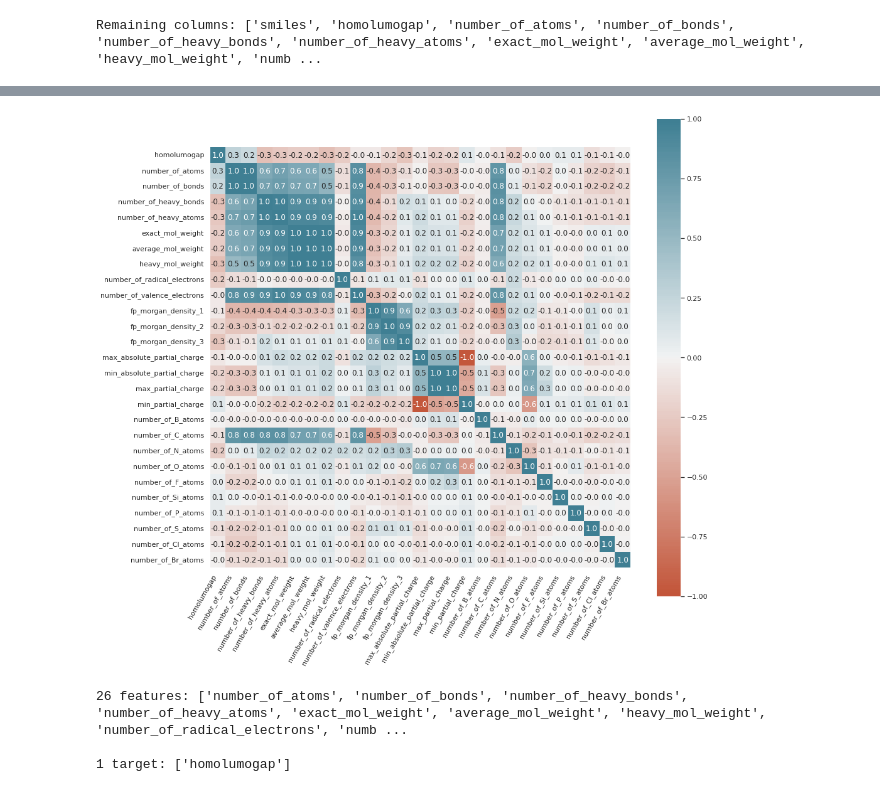
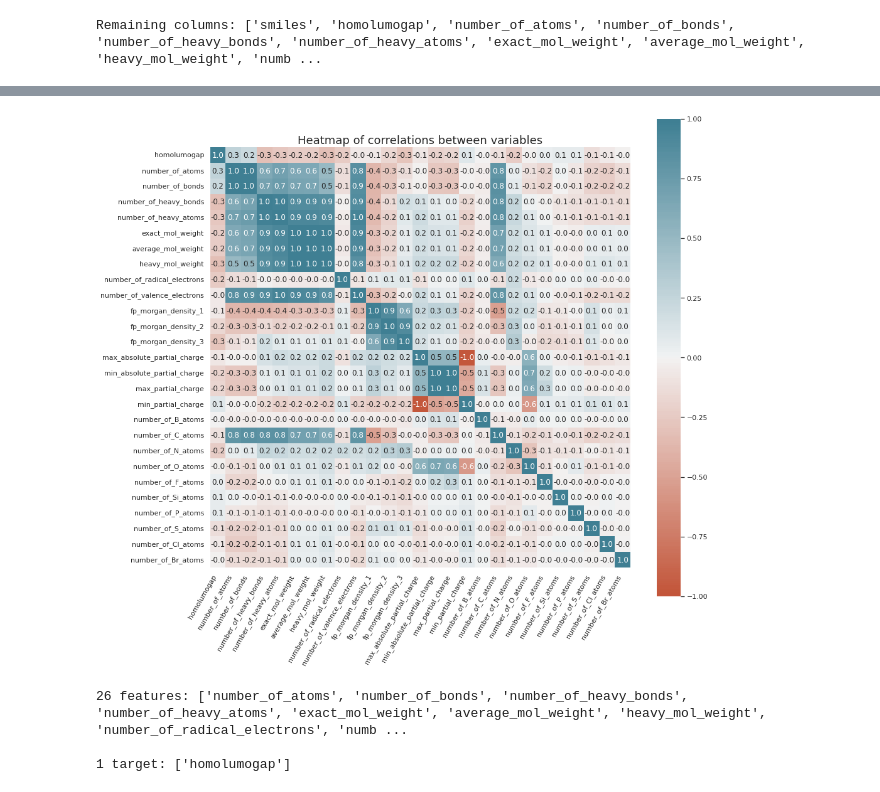
Before and after one commit to henchaves/coc361-ic, a Jupyter notebook: notebooks/03 - Exploratory Data Analysis.ipynb, the cells around one changed output, grey strips where cells are left out. Saved outputs shown, nothing was run; the diff lists cells and outputs as text; code cells hidden in the pictures.

Commit message:
Update plots from EDA notebook

```diff
--- a/notebooks/03 - Exploratory Data Analysis.ipynb
+++ b/notebooks/03 - Exploratory Data Analysis.ipynb
@@ -127,33 +127,34 @@ df.to_csv("../data/df_clean.csv")
 # %%
 corr = df.corr()
 display(corr)
 
 fig, ax = plt.subplots(figsize=(15, 14))
 sns.heatmap(corr, vmin=-1, vmax=1, center=0,
             cmap=sns.diverging_palette(20, 220, n=200), square=True,
             annot=True, fmt=".1f",
             ax=ax)
 ax.set_xticklabels(ax.get_xticklabels(), rotation=60, horizontalalignment="right")
+ax.set_title("Heatmap of correlations between variables", fontsize=18)
 plt.show()
 # %% [output]
 |  | homolumogap | number_of_atoms | number_of_bonds | number_of_heavy_bonds | number_of_heavy_atoms | ... |
 | homolumogap | 1.00000 | 0.25794 | 0.21521 | -0.31517 | -0.26352 | ... |
 | number_of_atoms | 0.25794 | 1.00000 | 0.99354 | 0.62088 | 0.70283 | ... |
 | number_of_bonds | 0.21521 | 0.99354 | 1.00000 | 0.68471 | 0.74193 | ... |
 | number_of_heavy_bonds | -0.31517 | 0.62088 | 0.68471 | 1.00000 | 0.96974 | ... |
 | number_of_heavy_atoms | -0.26352 | 0.70283 | 0.74193 | 0.96974 | 1.00000 | ... |
 | exact_mol_weight | -0.22928 | 0.63619 | 0.66434 | 0.88081 | 0.92919 | ... |
 | average_mol_weight | -0.22962 | 0.63432 | 0.66246 | 0.87937 | 0.92762 | ... |
 | heavy_mol_weight | -0.32291 | 0.49805 | 0.53243 | 0.86525 | 0.89988 | ... |
 | number_of_radical_electrons | -0.24249 | -0.12836 | -0.12031 | -0.01997 | -0.04016 | ... |
 | number_of_valence_electrons | -0.04800 | 0.84588 | 0.86211 | 0.88091 | 0.95291 | ... |
 | ... | ... | ... | ... | ... | ... | ... |
 | number_of_Si_atoms | 0.05532 | 0.00962 | -0.00029 | -0.07837 | -0.06494 | ... |
 | number_of_P_atoms | 0.05289 | -0.07680 | -0.08545 | -0.11612 | -0.10889 | ... |
 | number_of_S_atoms | -0.13181 | -0.19590 | -0.19470 | -0.12803 | -0.14506 | ... |
 | number_of_Cl_atoms | -0.05802 | -0.23555 | -0.23642 | -0.12030 | -0.12817 | ... |
 | number_of_Br_atoms | -0.01790 | -0.14710 | -0.15014 | -0.13795 | -0.14712 | ... |
-[figure, old version]
+[figure, new version]
 # %%
 features = list(df.columns[2:])
 target = list(df.columns[1:2])
```
Also changed, not shown: parts of 1 cell of this notebook.
